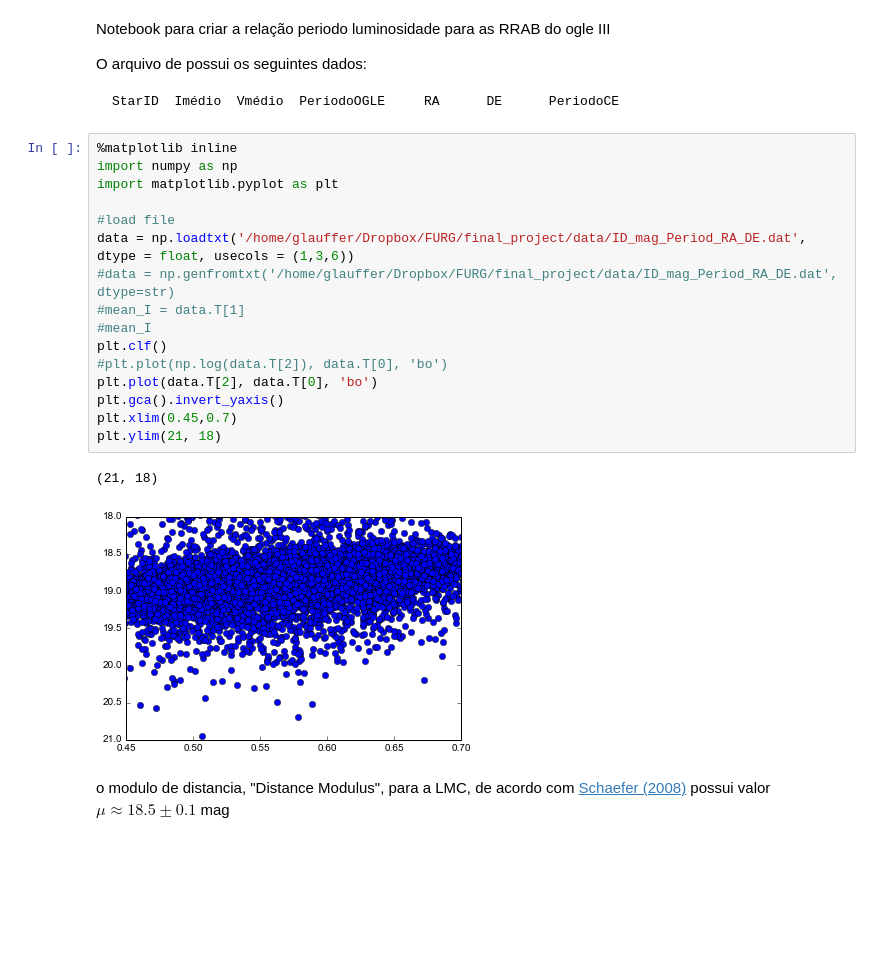
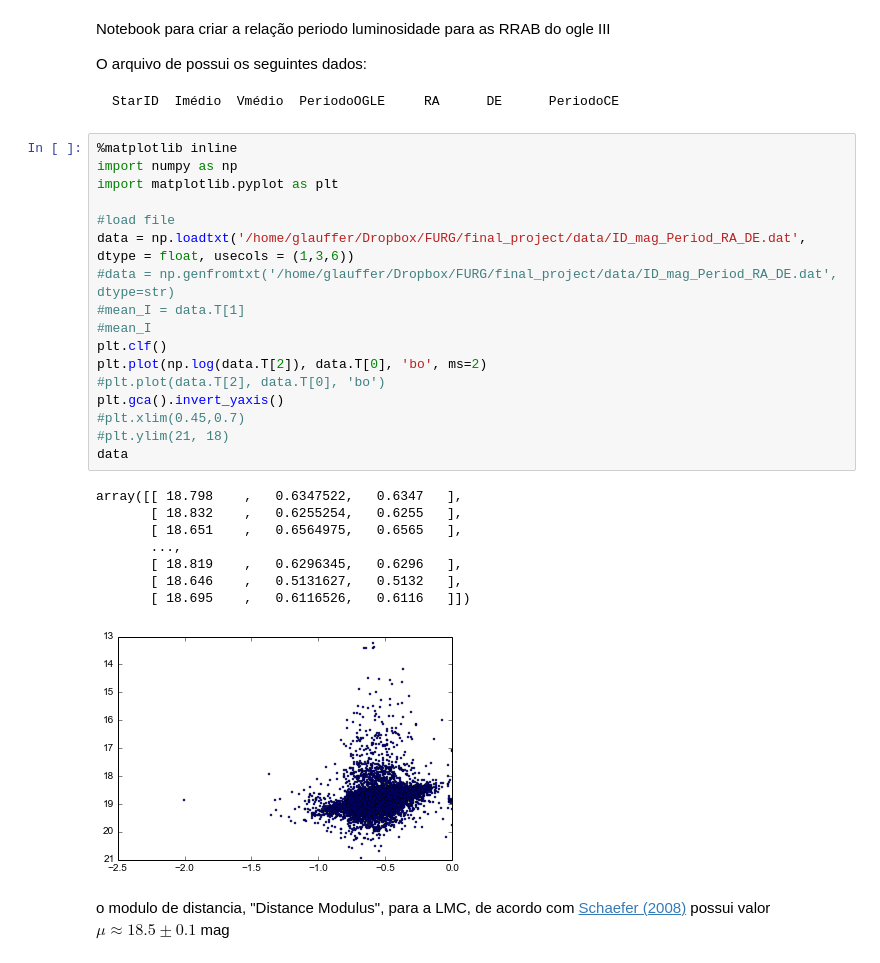
Before and after one commit to glauffer/final_project, a Jupyter notebook: notebooks/Relação PL.ipynb, the cells around one changed output. Cells and saved outputs as stored; diff of their text form; blank space fills up the shorter version.

```diff
--- a/notebooks/Relação PL.ipynb
+++ b/notebooks/Relação PL.ipynb
@@ -7,22 +7,29 @@ O arquivo de possui os seguintes dados:
 # %%
 %matplotlib inline
 import numpy as np
 import matplotlib.pyplot as plt
 
 #load file
 data = np.loadtxt('/home/glauffer/Dropbox/FURG/final_project/data/ID_mag_Period_RA_DE.dat', dtype = float, usecols = (1,3,6))
 #data = np.genfromtxt('/home/glauffer/Dropbox/FURG/final_project/data/ID_mag_Period_RA_DE.dat', dtype=str)
 #mean_I = data.T[1]
 #mean_I
 plt.clf()
-#plt.plot(np.log(data.T[2]), data.T[0], 'bo')
-plt.plot(data.T[2], data.T[0], 'bo')
+plt.plot(np.log(data.T[2]), data.T[0], 'bo', ms=2)
+#plt.plot(data.T[2], data.T[0], 'bo')
 plt.gca().invert_yaxis()
-plt.xlim(0.45,0.7)
-plt.ylim(21, 18)
+#plt.xlim(0.45,0.7)
+#plt.ylim(21, 18)
+data
 # %% [output]
-(21, 18)
+array([[ 18.798    ,   0.6347522,   0.6347   ],
+       [ 18.832    ,   0.6255254,   0.6255   ],
+       [ 18.651    ,   0.6564975,   0.6565   ],
+       ...,
+       [ 18.819    ,   0.6296345,   0.6296   ],
+       [ 18.646    ,   0.5131627,   0.5132   ],
+       [ 18.695    ,   0.6116526,   0.6116   ]])
-[figure, old version]
+[figure, new version]
 # %% [markdown]
 o modulo de distancia, "Distance Modulus", para a LMC, de acordo com [Schaefer (2008)](http://iopscience.iop.org/article/10.1088/0004-6256/135/1/112/pdf) possui valor $\mu \approx 18.5 \pm 0.1$ mag
 # %% [markdown]
```
Also changed, not shown: parts of 1 cell of this notebook, 27 other files.
